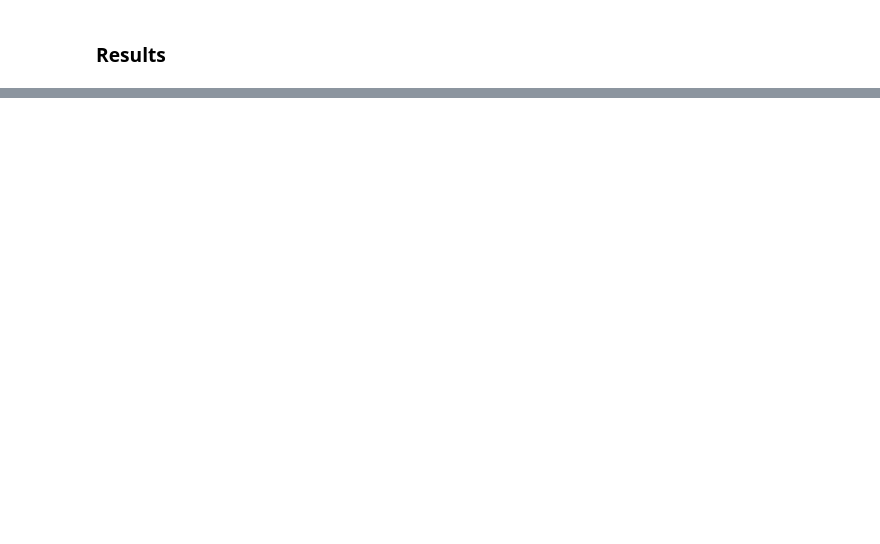
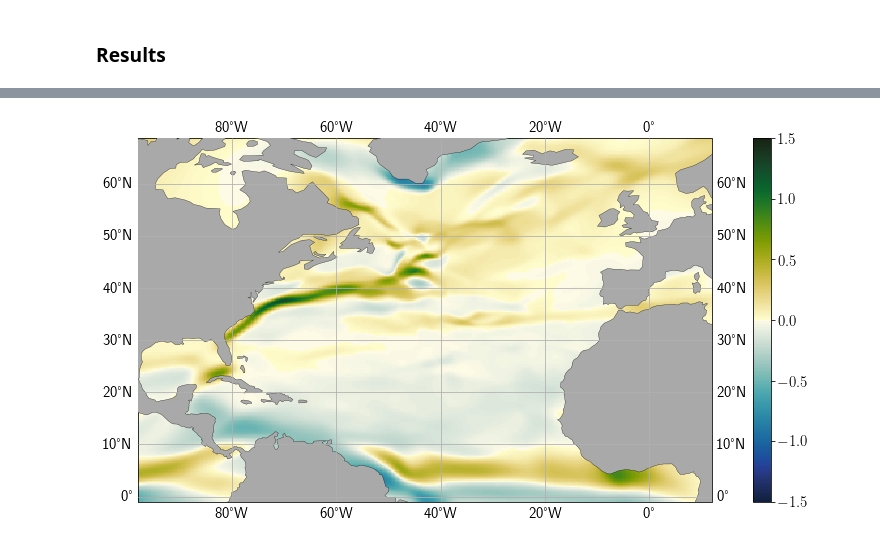
Before and after one commit to mtbrolly/linf, a Jupyter notebook: dx_NA/dx_NA.ipynb, the cells around one changed output, grey strips where cells are left out. Drawn from its saved outputs; the diff is of its cells as text; code cells hidden in the pictures; blank space fills up the shorter version.

```diff
--- a/dx_NA/dx_NA.ipynb
+++ b/dx_NA/dx_NA.ipynb
@@ -93,8 +93,10 @@ Y_VAL = Yscaler.standardise(YVAL)
 print(X.shape, Y.shape)
 # %%
 plt.figure()
-plt.hist2d(X[:, 0], X[:, 1], bins=60, cmap='Reds')
-plt.colorbar()
+h, x, y, _ = plt.hist2d(X[:, 0], X[:, 1], bins=6)  # , cmap='Reds')
+xx, yy = np.meshgrid(x, y)
+plt.pcolormesh(xx, yy, h.T, shading='auto')
+# plt.colorbar()
 plt.show()
 # %% [markdown]
 ### Building probabilistic model
@@ -125,9 +161,9 @@ model = tf.keras.Sequential([
 # %%
 def negloglik(y, rv_y): return -rv_y.log_prob(y)
 LOSS = negloglik
-# METRICS = [negloglik, ]
-LEARNING_RATE = 5e-6
+LEARNING_RATE = 5e-4
 OPTIMISER = tf.keras.optimizers.Adam(learning_rate=LEARNING_RATE)
+
 EPOCHS = 20
 
 model.compile(loss=LOSS, optimizer=OPTIMISER)
@@ -139,5 +193,5 @@ model.save_weights(model_dir + "weights")
 # %%
-model.load_weights("NA/DV2/weights")
+# model.load_weights("dx_NA/models/DV2/weights")
 # %%
 model(X_[:BATCH_SIZE, ...])
 # %%
@@ -175,22 +232,24 @@ std_of_cov = tf.math.reduce_std(covs, axis=0).numpy().reshape(
                 grid.centres.shape[:-1] + (2, 2))[..., 0, 0]
 # %%
 plt.figure(figsize=(12, 6))
-ax = plt.axes(projection=ccrs.Robinson())
+ax = plt.axes(projection=ccrs.PlateCarree())
 ax.gridlines(draw_labels=True, dms=True,
              x_inline=False, y_inline=False, zorder=11)
 sca = plt.pcolormesh(grid.vertices[..., 0], grid.vertices[..., 1],
                      mean_of_mean,
                      cmap=cmo.delta,
                      shading='flat',
                      norm=colors.CenteredNorm(halfrange=1.5),
                      transform=ccrs.PlateCarree())
 plt.colorbar(sca)
 ax.add_feature(cartopy.feature.LAND, zorder=10, edgecolor='k',
                facecolor='darkgrey',
                linewidth=0.3)
 plt.tight_layout()
-plt.savefig("NA/DV2/mean_mDX.png", dpi=288)
+# plt.savefig(model_dir + "mean_mDX.png", dpi=288)
 plt.show()
+# %% [output]
+[figure, added]
 # %%
 plt.figure(figsize=(12, 6))
 ax = plt.axes(projection=ccrs.PlateCarree())
```
Also changed, not shown: parts of 11 cells of this notebook, 4 other files.
